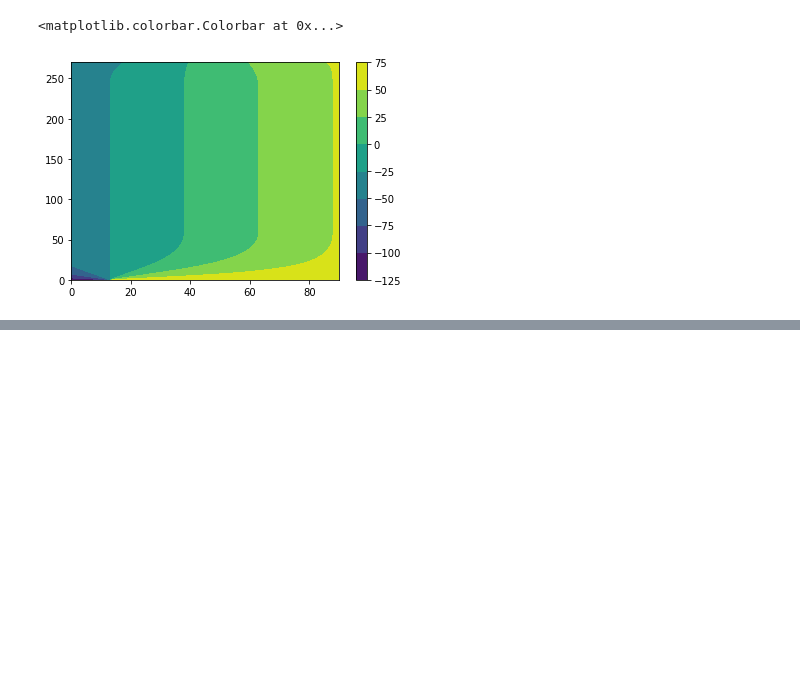
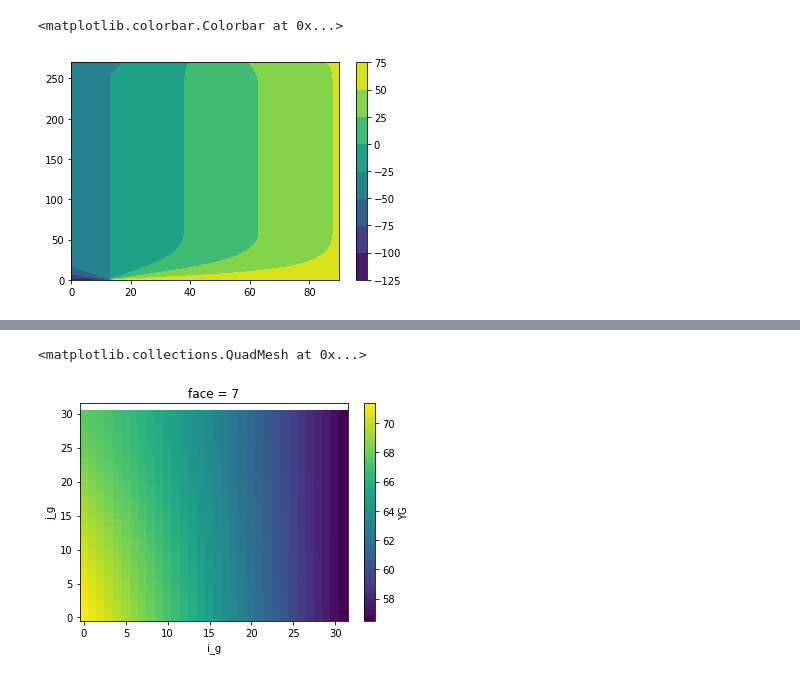
Before and after one commit to cspencerjones/float_stuff, a Jupyter notebook: python_code/llc_binning.ipynb, the cells around one changed output, grey strips where cells are left out. Cells and saved outputs as stored; diff of their text form; code cells hidden in the pictures; blank space fills up the shorter version.

Commit message:
intermediate commit: some logic for tiles written outside function

```diff
--- a/python_code/llc_binning.ipynb
+++ b/python_code/llc_binning.ipynb
@@ -13,6 +13,3 @@ grid = xmitgcm.utils.get_grid_from_input('/swot/SUM01/spencer/ECCO_diags/tile<NF
 blankList=[1,2,3,5,6,28,29,30,31,32,33,49,50,52,53,72,81,90,99,108,117]
 #note that the blank list is given starting at 1. We will not alter this, so that people
 #can just copy the input
-# %%
-llc90_extra_metadata['tile_offsetx']=
-llc90_extra_metadata['tile_offsety']
@@ -24,6 +19,32 @@ import dask.array as dsa
 from functools import reduce
 import os
 import xarray as xr
+
+def grid_to_tile(grid,tilex=30,tiley=30, blankList=[0]):
+    nfaces=grid['face'].size
+    dummy=0
+    tileno=0
+    for kface in range(nfaces):
+        tiles_on_face=grid['i_g'].size*grid['j_g'].size//tilex//tiley
+        tile_in_x=grid['i_g'].size//tilex
+        tile_in_y=grid['j_g'].size//tiley
+        for tileon in range(0,tiles_on_face):
+            tileno=tileno+1
+            if tileno not in blankList:
+                offsety=(tileon//tile_in_y)
+                offsetx=(tileon-offsety*tile_in_x)
+                dataface=grid.sel(face=kface,i_g=slice(offsetx*tilex,(offsetx+1)*tilex+1),
+                                                  j_g=slice(offsety*tiley,(offsety+1)*tiley+1))
+                dataface=dataface.assign_coords(i_g=dataface.i_g-dataface['i_g'][0])
+                dataface=dataface.assign_coords(j_g=dataface.j_g-dataface['j_g'][0])
+                if dummy==0:
+                    tile_part = dataface
+                    dummy=1
+                else:
+                    tile_part = xr.concat([tile_part, dataface], dim='tile')
+    return tile_part
+
+
 def get_xg_yg_from_input(gridfile, nx=None, ny=None, geometry='llc',
                         dtype=np.dtype('d'), endian='>', use_dask=False,
                         extra_metadata=None):
@@ -138,11 +159,8 @@ def get_xg_yg_from_input(gridfile, nx=None, ny=None, geometry='llc',
                         # get offset of face from facet
                         offset = file_metadata['face_offsets'][face]
                         nx = file_metadata['nx']
-                        # pad data, if needed (would trigger eager data eval)
-                        # needs a new array not to pad multiple times
-                        padded = _pad_array(tmp, file_metadata, face=face)
                         # extract the data
-                        dataface = padded[offset*nx:(offset+1)*nx+1, :]
+                        dataface = tmp[offset*nx:(offset+1)*nx+1, :]
                         # transpose, if needed
                         if file_metadata['transpose_face'][face]:
                             dataface = dataface.transpose()
@@ -449,3 +467,6 @@ def _pad_array(data, file_metadata, face=0):
 grid= get_xg_yg_from_input('/swot/SUM01/spencer/ECCO_diags/tile<NFACET>.mitgrid',
                                          geometry='llc',
                                          extra_metadata=llc90_extra_metadata)
+# %%
+check=grid_to_tile(grid,tilex=30,tiley=30,blankList=blankList)
+check
@@ -536,0 +569,5 @@ plt.colorbar(cs)
+# %%
+check.sel(tile=54).YG.plot()
+# %% [output]
+<matplotlib.collections.QuadMesh at 0x...>
+[figure, added]
```
Also changed, not shown: parts of 5 cells of this notebook.
